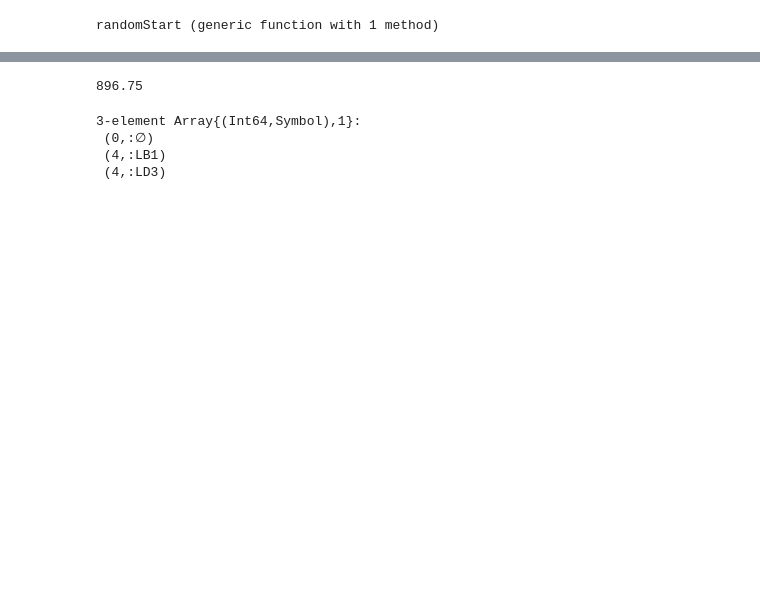
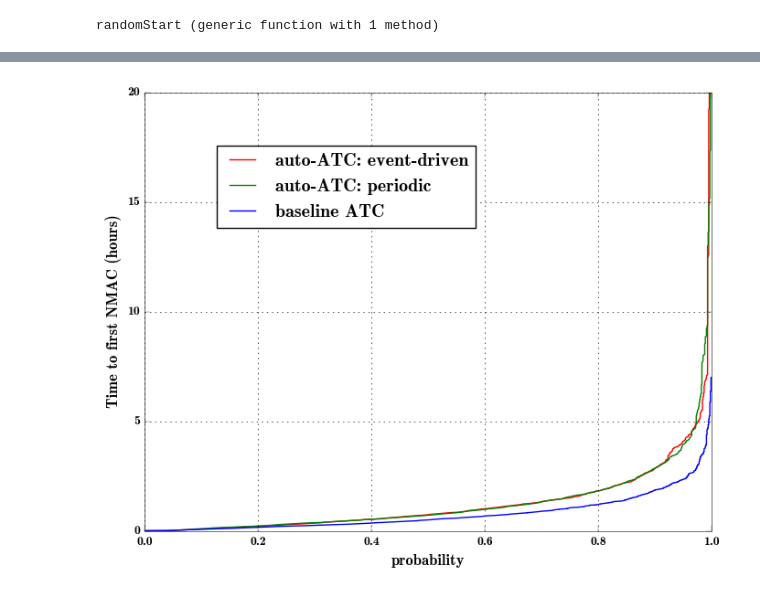
Before and after one commit to sisl/autoATC, a Jupyter notebook: 3dsim.ipynb, the cells around one changed output, grey strips where cells are left out. Cells and saved outputs as stored; diff of their text form; code cells hidden in the pictures; blank space fills up the shorter version.

```diff
--- a/3dsim.ipynb
+++ b/3dsim.ipynb
@@ -123,11 +184,26 @@ end
 # %%
-for k in size(tStat,2)
+histData_x = Vector{Float64}[]
+histData_y = Vector{Float64}[]
+for k in 1:size(tStat,2)
     tS_ = tStat[:, k]#Float32[x == 3600 ? NaN : x for x in tStat[:,k]];
     tS_ = tS_[!isnan(tS_)]/3600
-    PyPlot.hist(tS_,1000, histtype="step", cumulative=true, normed=true)
+    data = PyPlot.hist(tS_,1000, histtype="step", cumulative=true, normed=true, align="right")
+    push!(histData_x, [0, data[2][1:end-1]]) #x-data
+    push!(histData_y, [0, data[1]]) #y-data
 end
+PyPlot.clf();
+
+colors = ["r","g","b"]
+for k in 1:size(tStat,2)
+    PyPlot.plot(histData_y[k],histData_x[k],color=colors[k])
+end
+
 PyPlot.grid("on")
-PyPlot.xlabel("Time to 1st NMAC (hours)")
-PyPlot.ylabel("CDF")
-#PyPlot.ylim([0,1.2])
-PyPlot.legend(["optimized ATC", "(greedy) ATC", "NO ATC"])
+PyPlot.ylabel("Time to first NMAC (hours)")
+PyPlot.xlabel("probability")
+PyPlot.xlim([0,1])
+PyPlot.ylim([0,20])
+PyPlot.legend(["auto-ATC: event-driven","auto-ATC: periodic", "baseline ATC"],bbox_to_anchor=(0.6, 0.9), loc = 1)
+plt.savefig("/home/zouhair/Dropbox/AA229/project/ATMS2015/cdf_8hours.pgf", bbox_inches="tight")
+# %% [output]
+[figure, added]
@@ -136,14 +209,0 @@ include("3dsim.jl"); #srand(5);
-# %%
-srand(3)
-sStart = [:LB1, :LX2, :GO, :U1];
-aircrafList = [airplane(50, s) for s in sStart]
-(RNMAC, tmax) = simulate!(aircrafList,3600,true,:MDP,false); tmax
-# %% [output]
-896.75
-# %%
-validActions([:LB1, :LX2, :GO, :LD2])
-# %% [output]
-3-element Array{(Int64,Symbol),1}:
- (0,:∅)
- (4,:LB1)
- (4,:LD3)
```
Also changed, not shown: parts of 17 cells of this notebook, 3 other files.
